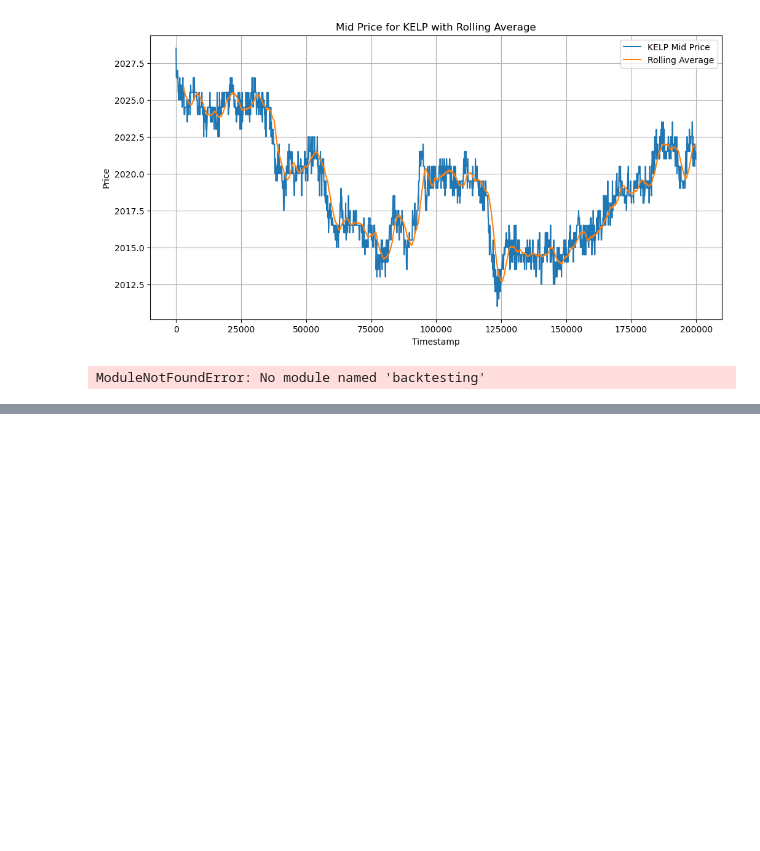
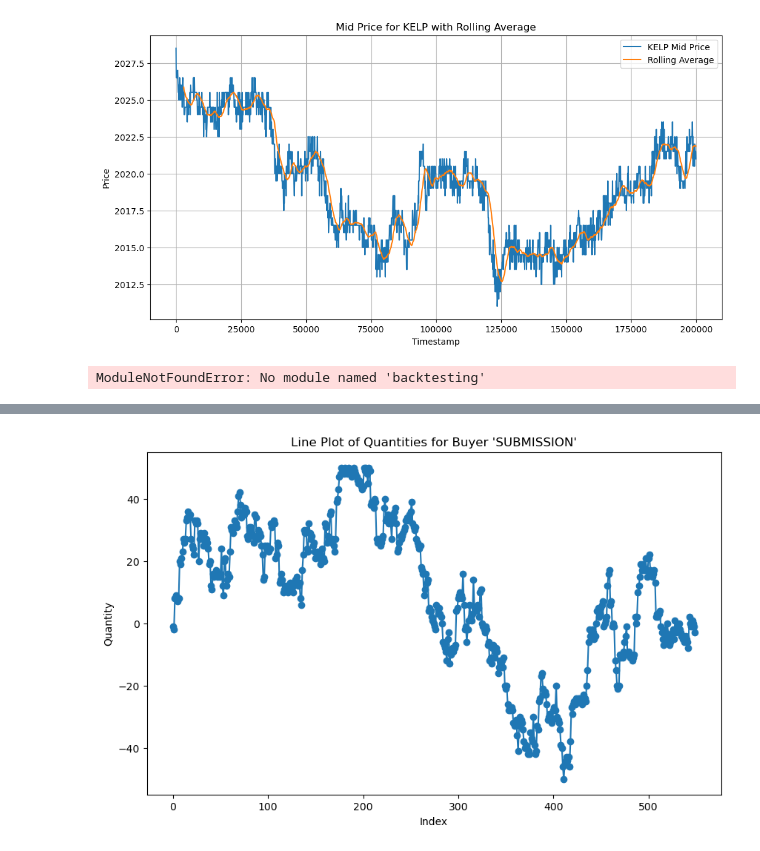
Before and after one commit to UlrichVestuche/IMC-Prosperity-3, a Jupyter notebook: Tutorial/data.ipynb, the cells around one changed output, grey strips where cells are left out. Saved outputs shown, nothing was run; the diff lists cells and outputs as text; code cells hidden in the pictures; blank space fills up the shorter version.

```diff
--- a/Tutorial/data.ipynb
+++ b/Tutorial/data.ipynb
@@ -248,0 +253,48 @@ plt.show()
+# %%
+import json
+
+filename = "Sub-Log.log"
+json_str = ""
+found = False
+
+with open(filename, "r") as f:
+    # Read lines until we find the marker "Trade History:"
+    for line in f:
+        if "Trade History:" in line:
+            # If the same line contains the opening bracket, use it
+            if "[" in line:
+                json_str = line[line.find("["):]
+            else:
+                # Otherwise, assume the next line starts the JSON array
+                json_str = next(f)
+            found = True
+            break
+
+    if not found:
+        raise ValueError("Could not find 'Trade History:' with '[' in file.")
+
+    # Append the remainder of the file to the JSON string
+    json_str += f.read()
+
+# Parse the JSON string into a list of trade objects
+data = json.loads(json_str)
+
+# Calculate the total quantity and total money paid for buyer "SUBMISSION"
+quantities = []
+quantity = 0
+for item in data:
+    if item.get("buyer") == "SUBMISSION":
+        quantity += item.get("quantity", 0)
+        quantities.append(quantity)
+    elif item.get("seller") == "SUBMISSION":
+        quantity -= item.get("quantity", 0)
+        quantities.append(quantity)
+# Plot the quantities as a line plot
+plt.figure(figsize=(10, 6))
+plt.plot(quantities, marker='o', linestyle='-')
+plt.xlabel("Index")
+plt.ylabel("Quantity")
+plt.title("Line Plot of Quantities for Buyer 'SUBMISSION'")
+plt.show()
+# %% [output]
+[figure, added]
```
Also changed, not shown: parts of 4 cells of this notebook, 1 other file.
